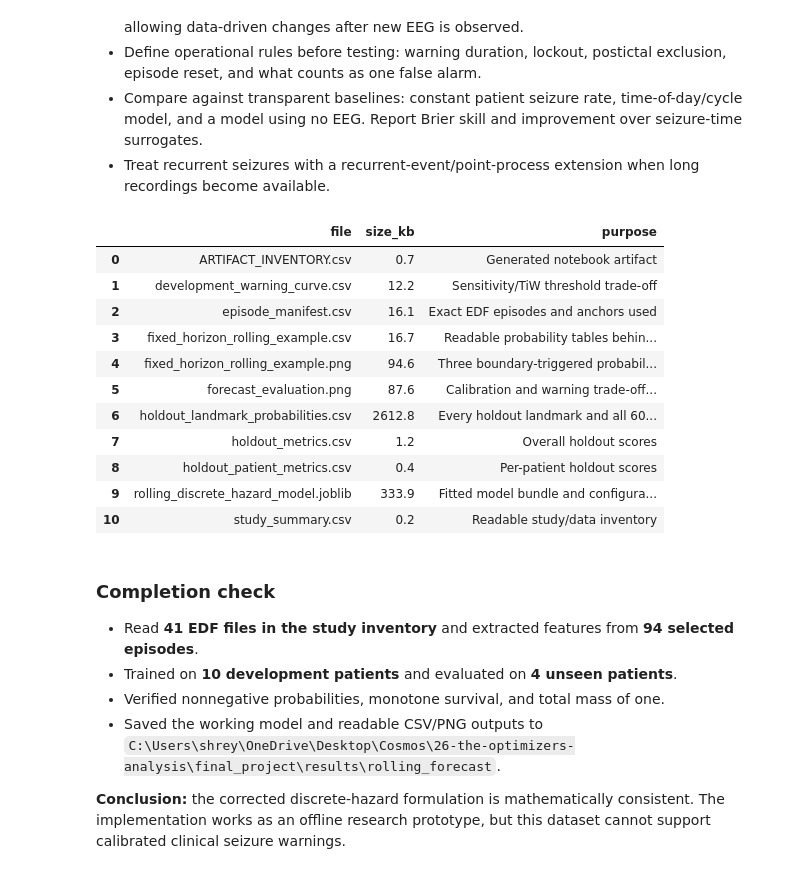
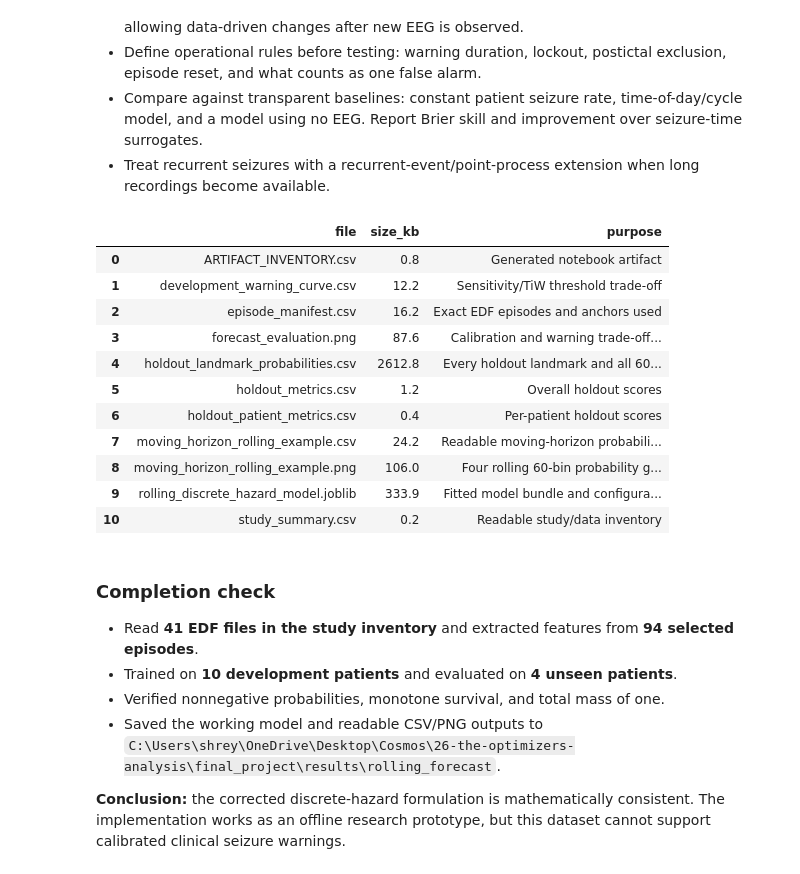
Before and after one commit to ucd-cosmos-data/26-the-optimizers-analysis, a Jupyter notebook: final_project/scripts/rolling_seizure_forecasting.ipynb, the cells around one changed output. Cells and saved outputs as stored; diff of their text form; code cells hidden in the pictures.

```diff
--- a/final_project/scripts/rolling_seizure_forecasting.ipynb
+++ b/final_project/scripts/rolling_seizure_forecasting.ipynb
@@ -482,44 +528,44 @@ artifact_rows = []
 for artifact in sorted(paths['results'].iterdir()):
     if artifact.is_file():
         artifact_rows.append({
             'file': artifact.name,
             'size_kb': round(artifact.stat().st_size / 1024, 1),
             'purpose': {
                 'study_summary.csv': 'Readable study/data inventory',
                 'episode_manifest.csv': 'Exact EDF episodes and anchors used',
                 'holdout_metrics.csv': 'Overall holdout scores',
                 'holdout_patient_metrics.csv': 'Per-patient holdout scores',
                 'development_warning_curve.csv': 'Sensitivity/TiW threshold trade-off',
                 'holdout_landmark_probabilities.csv': 'Every holdout landmark and all 60 bin probabilities',
                 'rolling_discrete_hazard_model.joblib': 'Fitted model bundle and configuration',
                 'forecast_evaluation.png': 'Calibration and warning trade-off plot',
-                'fixed_horizon_rolling_example.png': 'Three boundary-triggered probability graphs',
-                'fixed_horizon_rolling_example.csv': 'Readable probability tables behind the rolling plot',
+                'moving_horizon_rolling_example.png': 'Four rolling 60-bin probability graphs',
+                'moving_horizon_rolling_example.csv': 'Readable moving-horizon probability tables',
             }.get(artifact.name, 'Generated notebook artifact'),
         })
 artifact_inventory = pd.DataFrame(artifact_rows)
 artifact_inventory.to_csv(paths['results'] / 'ARTIFACT_INVENTORY.csv', index=False)
 display(artifact_inventory)
 
 display(Markdown(
     '### Completion check\n\n'
     f'- Read **{len(edf_files)} EDF files in the study inventory** and extracted features from **{len(manifest)} selected episodes**.\n'
     f'- Trained on **{len(split["development_patients"])} development patients** and evaluated on **{len(split["holdout_patients"])} unseen patients**.\n'
     f'- Verified nonnegative probabilities, monotone survival, and total mass of one.\n'
     f'- Saved the working model and readable CSV/PNG outputs to `{paths["results"]}`.\n\n'
     '**Conclusion:** the corrected discrete-hazard formulation is mathematically consistent. The implementation works as an offline research prototype, but this dataset cannot support calibrated clinical seizure warnings.'
 ))
 # %% [output]
 |  | file | size_kb | purpose |
-| 0 | ARTIFACT_INVENTORY.csv | 0.7 | Generated notebook artifact |
+| 0 | ARTIFACT_INVENTORY.csv | 0.8 | Generated notebook artifact |
 | 1 | development_warning_curve.csv | 12.2 | Sensitivity/TiW threshold trade-off |
-| 2 | episode_manifest.csv | 16.1 | Exact EDF episodes and anchors used |
-| 3 | fixed_horizon_rolling_example.csv | 16.7 | Readable probability tables behin... |
-| 4 | fixed_horizon_rolling_example.png | 94.6 | Three boundary-triggered probabil... |
-| 5 | forecast_evaluation.png | 87.6 | Calibration and warning trade-off... |
-| 6 | holdout_landmark_probabilities.csv | 2612.8 | Every holdout landmark and all 60... |
-| 7 | holdout_metrics.csv | 1.2 | Overall holdout scores |
-| 8 | holdout_patient_metrics.csv | 0.4 | Per-patient holdout scores |
+| 2 | episode_manifest.csv | 16.2 | Exact EDF episodes and anchors used |
+| 3 | forecast_evaluation.png | 87.6 | Calibration and warning trade-off... |
+| 4 | holdout_landmark_probabilities.csv | 2612.8 | Every holdout landmark and all 60... |
+| 5 | holdout_metrics.csv | 1.2 | Overall holdout scores |
+| 6 | holdout_patient_metrics.csv | 0.4 | Per-patient holdout scores |
+| 7 | moving_horizon_rolling_example.csv | 24.2 | Readable moving-horizon probabili... |
+| 8 | moving_horizon_rolling_example.png | 106.0 | Four rolling 60-bin probability g... |
 | 9 | rolling_discrete_hazard_model.joblib | 333.9 | Fitted model bundle and configura... |
 | 10 | study_summary.csv | 0.2 | Readable study/data inventory |
 ### Completion check
```
Also changed, not shown: parts of 12 cells of this notebook, 8 other files.
